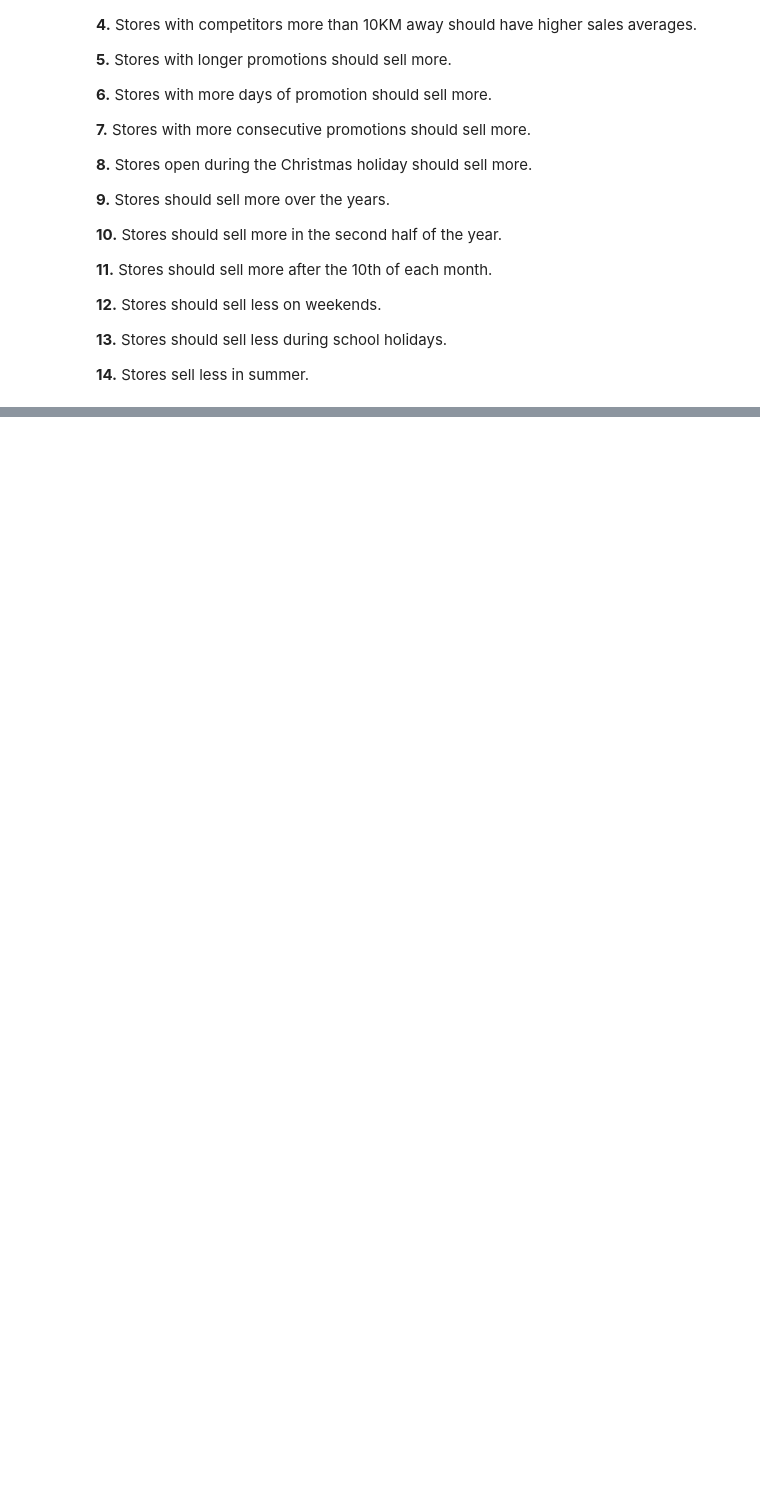
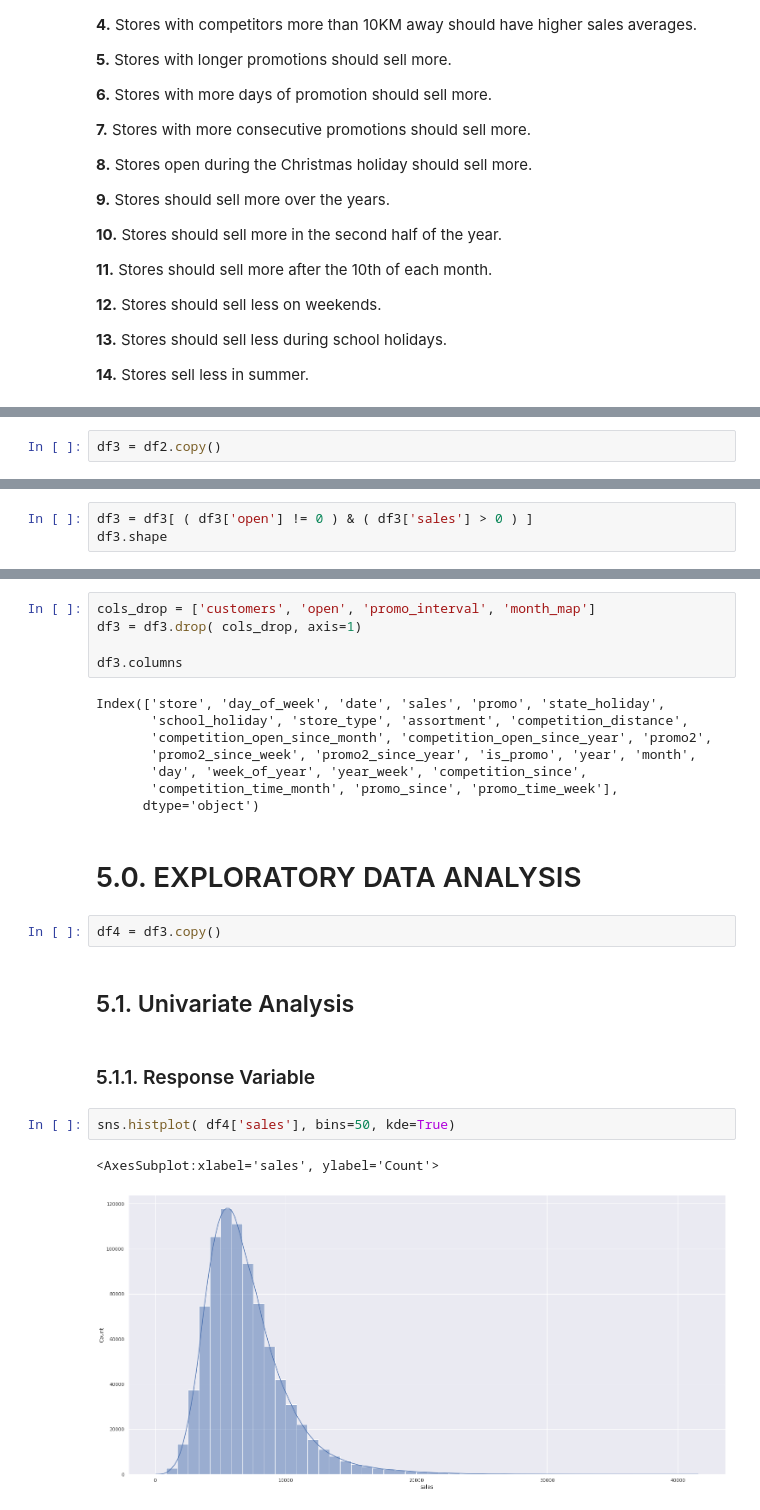
Before and after one commit to luanjesus/rossmann_store_sales_prediction, a Jupyter notebook: exploratory_data_analysis.ipynb, the cells around one changed output, grey strips where cells are left out. Drawn from its saved outputs; the diff is of its cells as text; blank space fills up the shorter version.

```diff
--- a/exploratory_data_analysis.ipynb
+++ b/exploratory_data_analysis.ipynb
@@ -397,0 +400,2 @@ df2.head().T
+# %%
+df3 = df2.copy()
@@ -397,0 +404,3 @@ df2.head().T
+# %%
+df3 = df3[ ( df3['open'] != 0 ) & ( df3['sales'] > 0 ) ]
+df3.shape
@@ -397,0 +411,26 @@ df2.head().T
+# %%
+cols_drop = ['customers', 'open', 'promo_interval', 'month_map']
+df3 = df3.drop( cols_drop, axis=1)
+
+df3.columns
+# %% [output]
+Index(['store', 'day_of_week', 'date', 'sales', 'promo', 'state_holiday',
+       'school_holiday', 'store_type', 'assortment', 'competition_distance',
+       'competition_open_since_month', 'competition_open_since_year', 'promo2',
+       'promo2_since_week', 'promo2_since_year', 'is_promo', 'year', 'month',
+       'day', 'week_of_year', 'year_week', 'competition_since',
+       'competition_time_month', 'promo_since', 'promo_time_week'],
+      dtype='object')
+# %% [markdown]
+# 5.0. EXPLORATORY DATA ANALYSIS
+# %%
+df4 = df3.copy()
+# %% [markdown]
+## 5.1. Univariate Analysis
+# %% [markdown]
+### 5.1.1. Response Variable
+# %%
+sns.histplot( df4['sales'], bins=50, kde=True)
+# %% [output]
+<AxesSubplot:xlabel='sales', ylabel='Count'>
+[figure, added]
```
Also changed, not shown: parts of 20 cells of this notebook.
